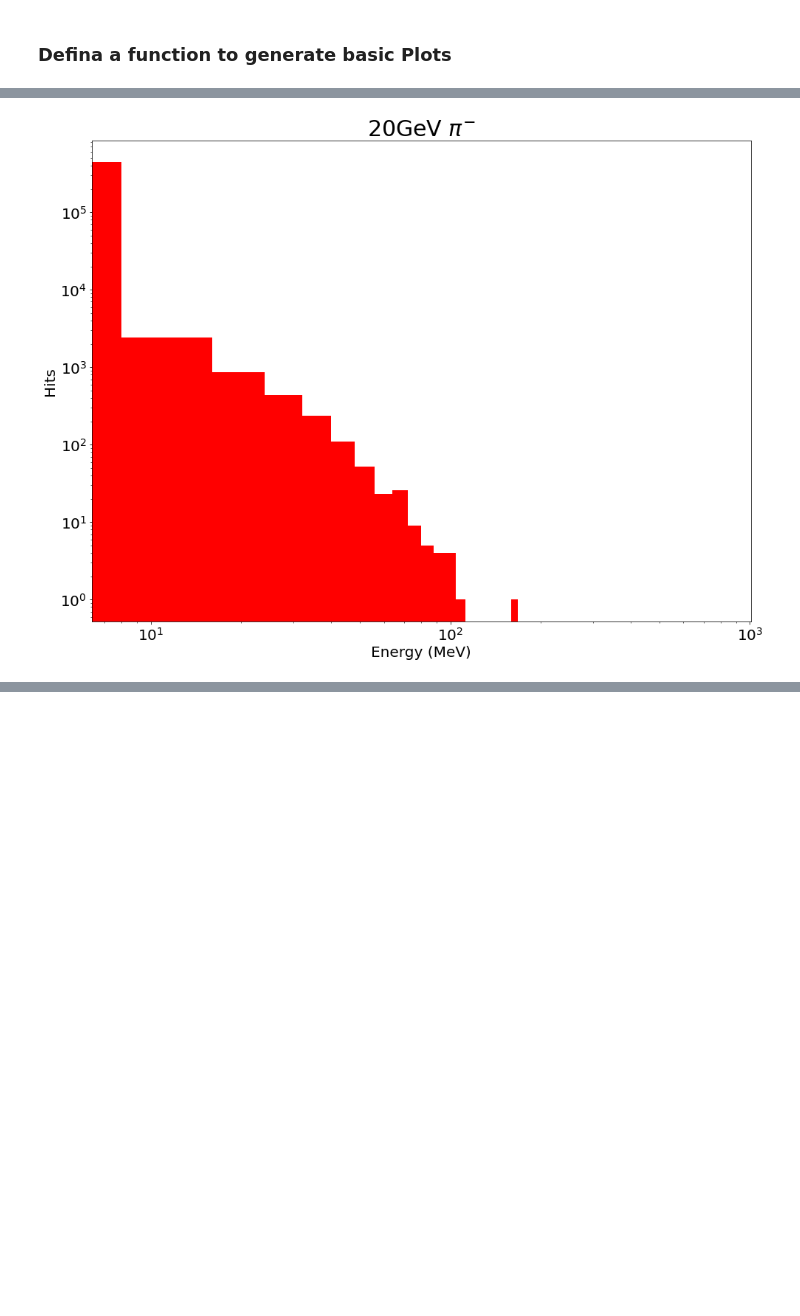
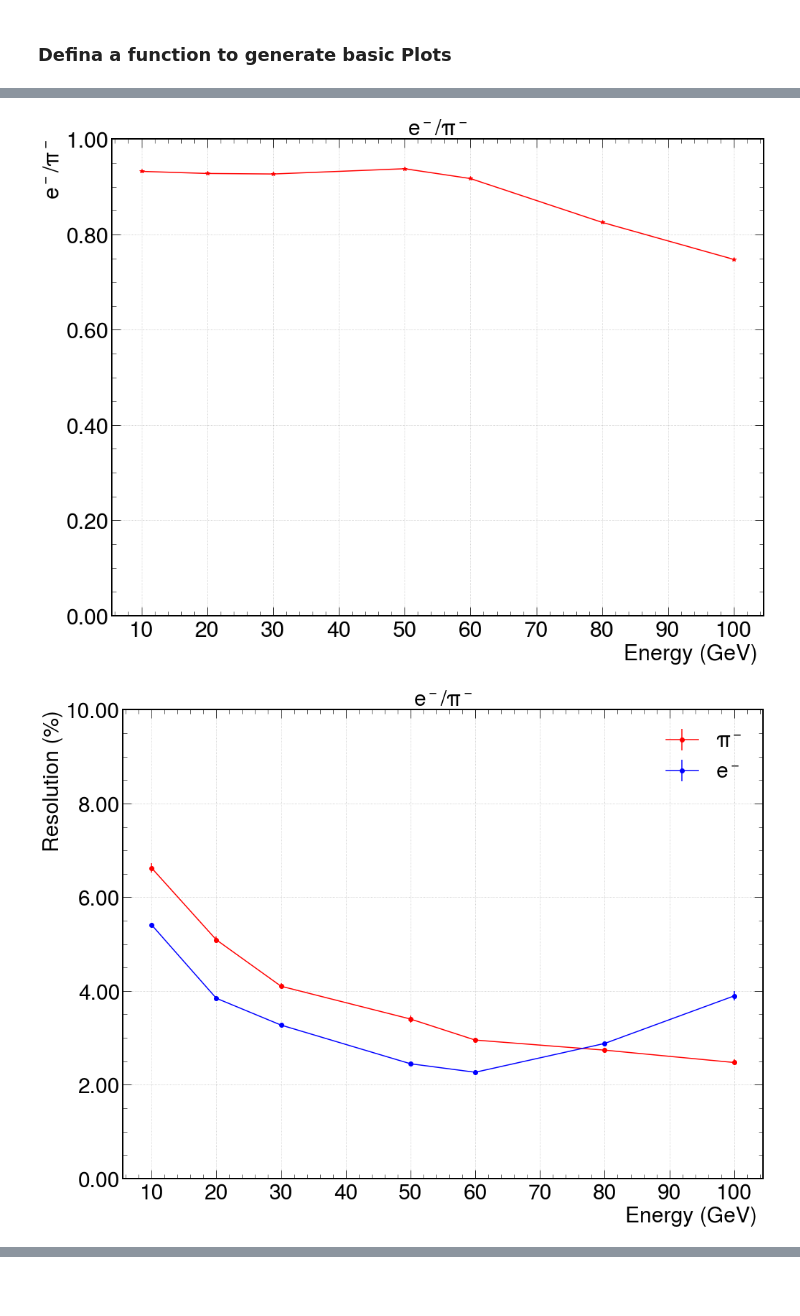
Before and after one commit to bk806714/EIC_Analysis, a Jupyter notebook: hitAnalysis.ipynb, the cells around one changed output, grey strips where cells are left out. Saved outputs shown, nothing was run; the diff lists cells and outputs as text; code cells hidden in the pictures; blank space fills up the shorter version.

```diff
--- a/hitAnalysis.ipynb
+++ b/hitAnalysis.ipynb
@@ -207,5 +412,67 @@ rec_cal_outputG0_20_5K_3Deg.edm4hep.root
-# %%
-
-energy_distribution_1D(ene,'Energy',ienergy,particle)
-# %% [output]
-[figure, removed]
+# %%
+#print(Mean_electrons)
+#print(Mean_pions)
+Mean_electrons=[86.66477404008074, 175.99642751922556, 263.80316567713146, 441.7244687153873, 520.6663772133443, 624.7905747268126, 709.8948841050204]
+Mean_electrons_error=[0.1079691030718696, 0.2375994994231714, 0.2938302349685956, 0.38192096215089716, 0.5980976135183496, 0.8990704329925364, 2.000882412792861]
+Resolution_electron=[0.05412253487962948, 0.03845134446358789, 0.032725225221378634, 0.024470859954643053, 0.022656430599764816, 0.028805357564353793, 0.03894738923474432]
+Resolution_electron_err=[0.0004455965398772315, 0.00048012025661017794, 0.0003954794945092545, 0.00030641838602508183, 0.00040696535479270446, 0.0005104473005272685, 0.0010025401902709911]
+
+
+
+
+Mean_pions=[92.93588437283843, 189.63664347929074, 284.58383718257045, 470.8961107641947, 567.5804557847521, 756.9354746006662, 949.5065058036646]
+Mean_pions_error=[0.24546871481935426, 0.3871617156623, 0.5003174926777116, 0.950178429777155, 0.869027759792474, 1.1966130964616795, 1.6546475669200496]
+Resolution_pion=[0.06626486341863971, 0.05092600103590167, 0.04101609178381284, 0.034013080595302385, 0.02952740995780081, 0.02737565375938281, 0.024736359490940146]
+Resolution_pion_err= [0.0009500901299460668, 0.0007292632835412514, 0.0006257393455453671, 0.0007166969363690559, 0.0005432134988128976, 0.0005605932917667863, 0.0006176282069007286]
+
+Resolution_electron=np.multiply(Resolution_electron,100)
+Resolution_electron_err=np.multiply(Resolution_electron_err,100)
+Resolution_pion=np.multiply(Resolution_pion,100)
+Resolution_pion_err=np.multiply(Resolution_pion_err,100)
+
+ratio=np.divide(Mean_electrons,Mean_pions)
+Del_e=np.divide(Mean_electrons_error, Mean_electrons)
+Del_p=np.divide(Mean_pions_error, Mean_pions)
+abs_delta=np.sqrt((Del_e/Mean_electrons)**2 + (Del_p/Mean_pions)**2) *ratio
+############### e/h ############
+fig,ax = plt.subplots(1,1, figsize=(16, 12),sharex=True,sharey=True)
+ax.errorbar(energies,ratio, abs_delta,color="red",marker='*',label='Reconstructed')
+
+#ax.plot(energies,resolutions, color="blue",marker='*',label="Generated")
+ax.set_ylabel('$e^-$/$\pi^-$')
+ax.set_xlabel('Energy (GeV) ')
+ax.yaxis.set_major_formatter(FormatStrFormatter('%.2f'))
+ax.set_ylim(0,1)
+
+ax.xaxis.set_major_locator(MultipleLocator(10))
+#ax.yaxis.set_major_locator(MultipleLocator(2))
+ax.xaxis.grid(True)
+ax.yaxis.grid(True)
+ax.set_title("$e^-$/$\pi^-$")
+FigName="eh_ratio_Energy_{0}.png".format(particle)
+plt.savefig(f"{PathToPlot}{FigName}")
+plt.show()
+
+
+
+fig,ax = plt.subplots(1,1, figsize=(16, 12),sharex=True,sharey=True)
+ax.errorbar(energies,Resolution_pion, Resolution_pion_err ,color="red",marker='o',label='$\pi^-$')
+ax.errorbar(energies,Resolution_electron, Resolution_electron_err,color="blue",marker='o',label='$e^-$')
+#ax.plot(energies,resolutions, color="blue",marker='*',label="Generated")
+ax.set_ylabel('Resolution (%)')
+ax.set_xlabel('Energy (GeV) ')
+ax.yaxis.set_major_formatter(FormatStrFormatter('%.2f'))
+ax.set_ylim(0,10)
+
+ax.xaxis.set_major_locator(MultipleLocator(10))
+#ax.yaxis.set_major_locator(MultipleLocator(2))
+ax.xaxis.grid(True)
+ax.yaxis.grid(True)
+ax.set_title("$e^-$/$\pi^-$")
+FigName="Res_e_pi_Energy.png"
+plt.legend()
+plt.savefig(f"{PathToPlot}{FigName}")
+plt.show()
+# %% [output]
+[figure, added]
+[figure, added]
```
Also changed, not shown: parts of 17 cells of this notebook, 3 other files.
